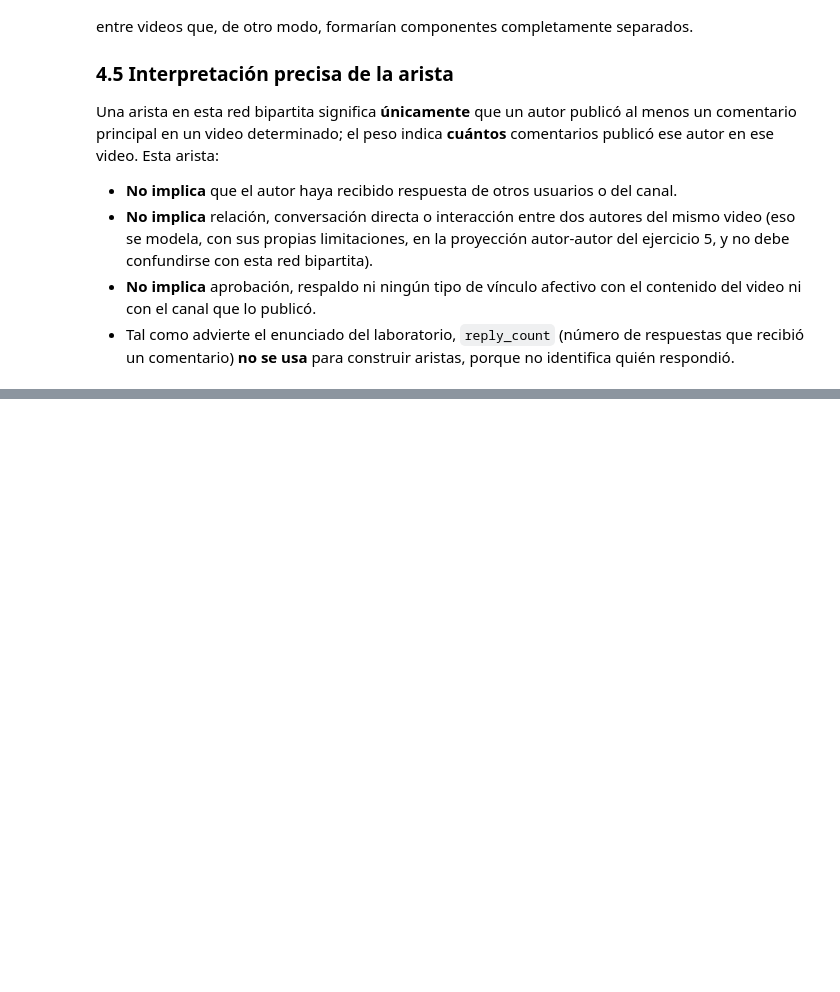
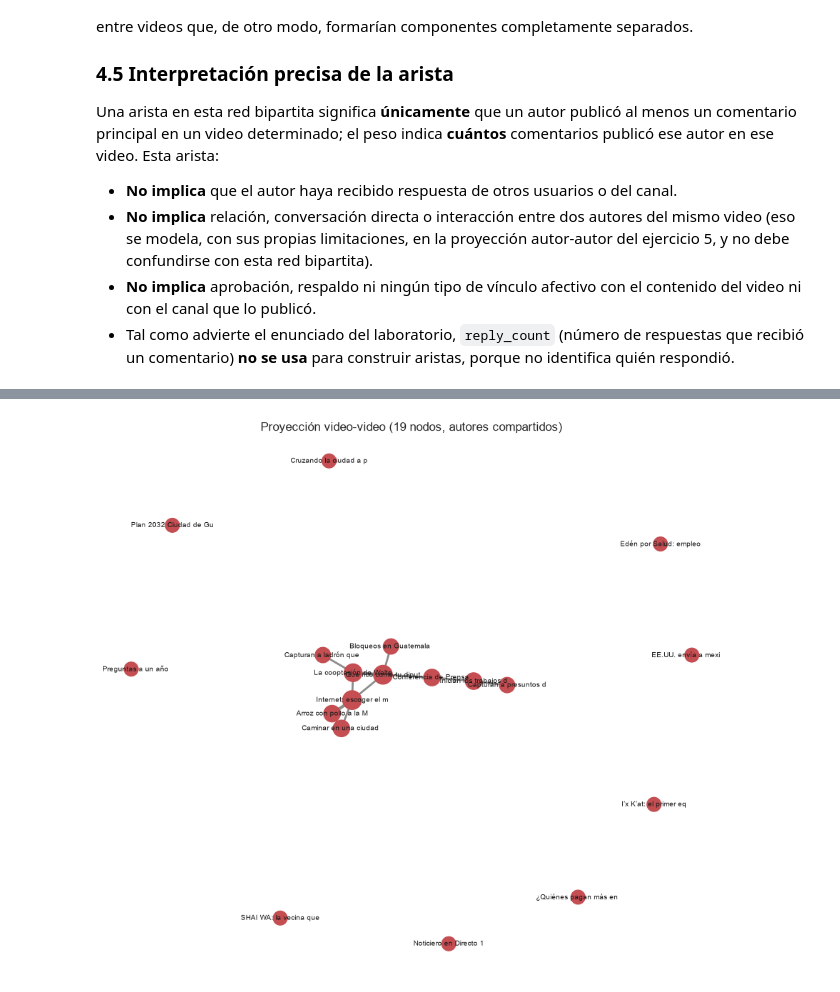
Before and after one commit to DavidDominguez-11/DS-Lab1, a Jupyter notebook: Laboratorio_6.ipynb, the cells around one changed output, grey strips where cells are left out. Saved outputs shown, nothing was run; the diff lists cells and outputs as text; code cells hidden in the pictures; blank space fills up the shorter version.

```diff
--- a/Laboratorio_6.ipynb
+++ b/Laboratorio_6.ipynb
@@ -1238,0 +1273,11 @@ indica **cuántos** comentarios publicó ese autor en ese video. Esta arista:
+# %%
+VV = nx.bipartite.weighted_projected_graph(B, nodos_video_id)
+print(f"Proyección video-video: {VV.number_of_nodes()} nodos, {VV.number_of_edges()} aristas")
+
+tabla_vv = pd.DataFrame(
+    [(u, v, d["weight"]) for u, v, d in VV.edges(data=True)],
+    columns=["video_a", "video_b", "autores_compartidos"],
+).sort_values("autores_compartidos", ascending=False)
+tabla_vv["titulo_a"] = tabla_vv["video_a"].map(videos.set_index("video_id")["title"])
+tabla_vv["titulo_b"] = tabla_vv["video_b"].map(videos.set_index("video_id")["title"])
+tabla_vv
@@ -1238,0 +1333,20 @@ indica **cuántos** comentarios publicó ese autor en ese video. Esta arista:
+# %%
+fig, ax = plt.subplots(figsize=(9, 8))
+pos_vv = nx.spring_layout(VV, seed=RANDOM_STATE, weight="weight")
+pesos_vv = [VV[u][v]["weight"] for u, v in VV.edges()]
+
+nx.draw_networkx_edges(VV, pos_vv, width=[1 + w for w in pesos_vv], alpha=0.5, ax=ax)
+nx.draw_networkx_nodes(
+    VV, pos_vv, node_size=[200 + 40 * VV.degree(n) for n in VV.nodes()],
+    node_color="#C44E52", ax=ax,
+)
+etiquetas_vv = {n: videos.set_index("video_id").loc[n, "title"][:22] for n in VV.nodes()}
+nx.draw_networkx_labels(VV, pos_vv, labels=etiquetas_vv, font_size=7, ax=ax)
+
+ax.set_title("Proyección video-video (19 nodos, autores compartidos)")
+ax.axis("off")
+plt.tight_layout()
+plt.savefig("data/proyeccion_video_video.png", dpi=150)
+plt.show()
+# %% [output]
+[figure, added]
```
Also changed, not shown: parts of 7 cells of this notebook.
